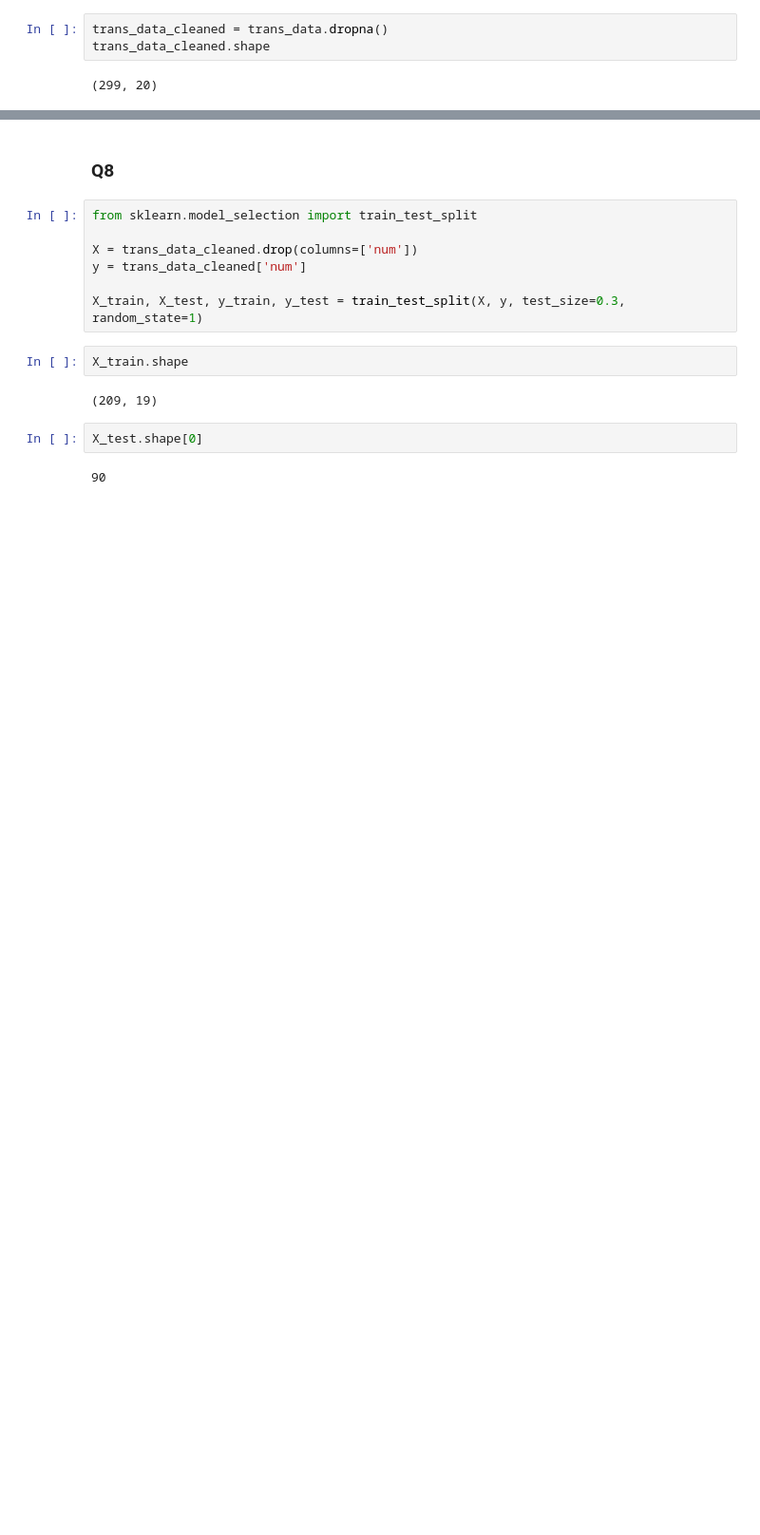
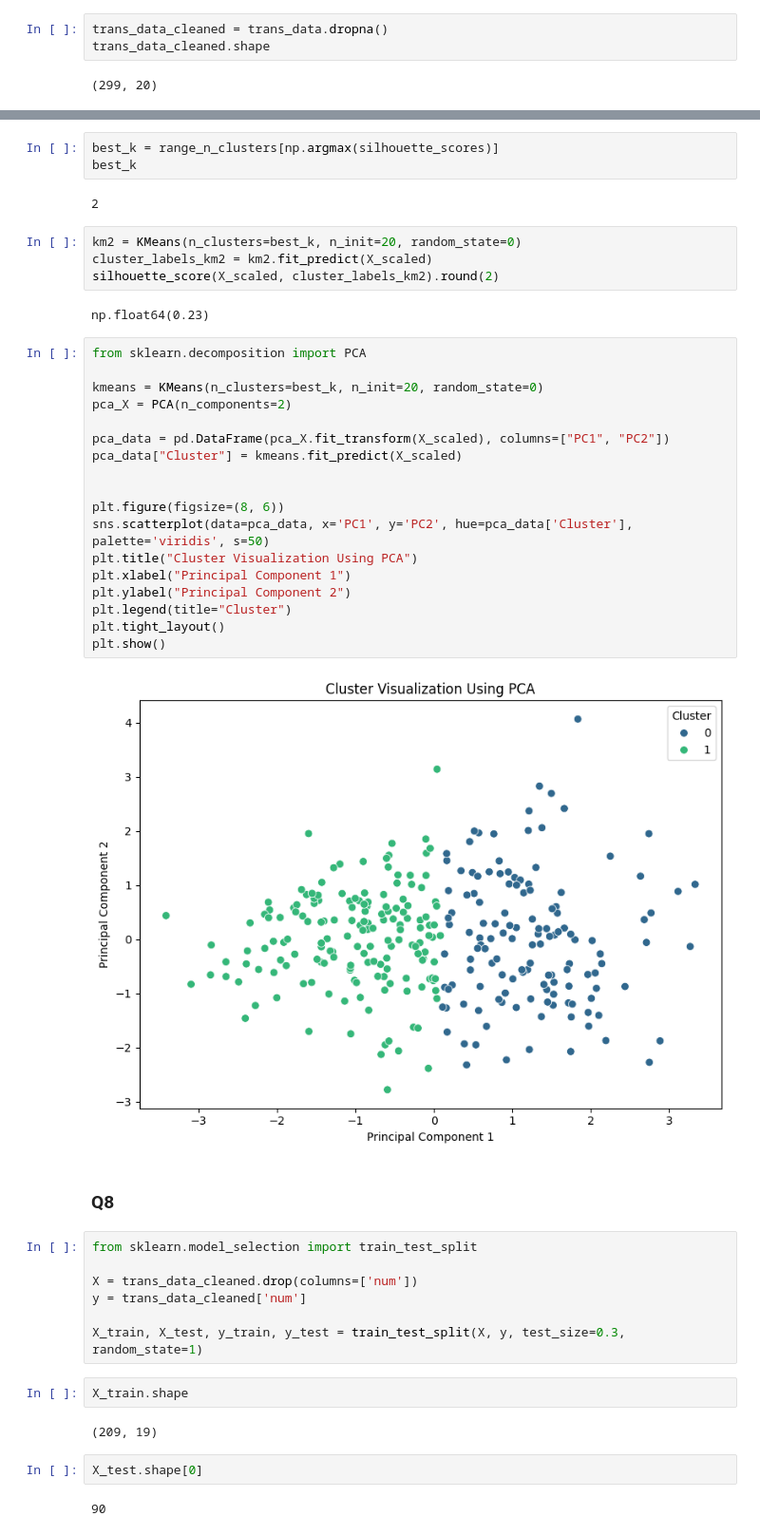
Before and after one commit to SimonLinxy/STATS3DA3_A6, a Jupyter notebook: Assignment6.ipynb, the cells around one changed output, grey strips where cells are left out. Shown at 95% size. Drawn from its saved outputs; the diff is of its cells as text; blank space fills up the shorter version.

```diff
--- a/Assignment6.ipynb
+++ b/Assignment6.ipynb
@@ -219,3 +321,34 @@ trans_data_cleaned.shape
+# %%
+best_k = range_n_clusters[np.argmax(silhouette_scores)]
+best_k
+# %% [output]
+2
+# %%
+km2 = KMeans(n_clusters=best_k, n_init=20, random_state=0)
+cluster_labels_km2 = km2.fit_predict(X_scaled)
+silhouette_score(X_scaled, cluster_labels_km2).round(2)
+# %% [output]
+np.float64(0.23)
+# %%
+from sklearn.decomposition import PCA
+
+kmeans = KMeans(n_clusters=best_k, n_init=20, random_state=0)
+pca_X = PCA(n_components=2)
+
+pca_data = pd.DataFrame(pca_X.fit_transform(X_scaled), columns=["PC1", "PC2"])
+pca_data["Cluster"] = kmeans.fit_predict(X_scaled)
+
+
+plt.figure(figsize=(8, 6))
+sns.scatterplot(data=pca_data, x='PC1', y='PC2', hue=pca_data['Cluster'], palette='viridis', s=50)
+plt.title("Cluster Visualization Using PCA")
+plt.xlabel("Principal Component 1")
+plt.ylabel("Principal Component 2")
+plt.legend(title="Cluster")
+plt.tight_layout()
+plt.show()
+# %% [output]
+[figure, added]
 # %% [markdown]
 ### Q8
 # %%
```
Also changed, not shown: parts of 8 cells of this notebook.
